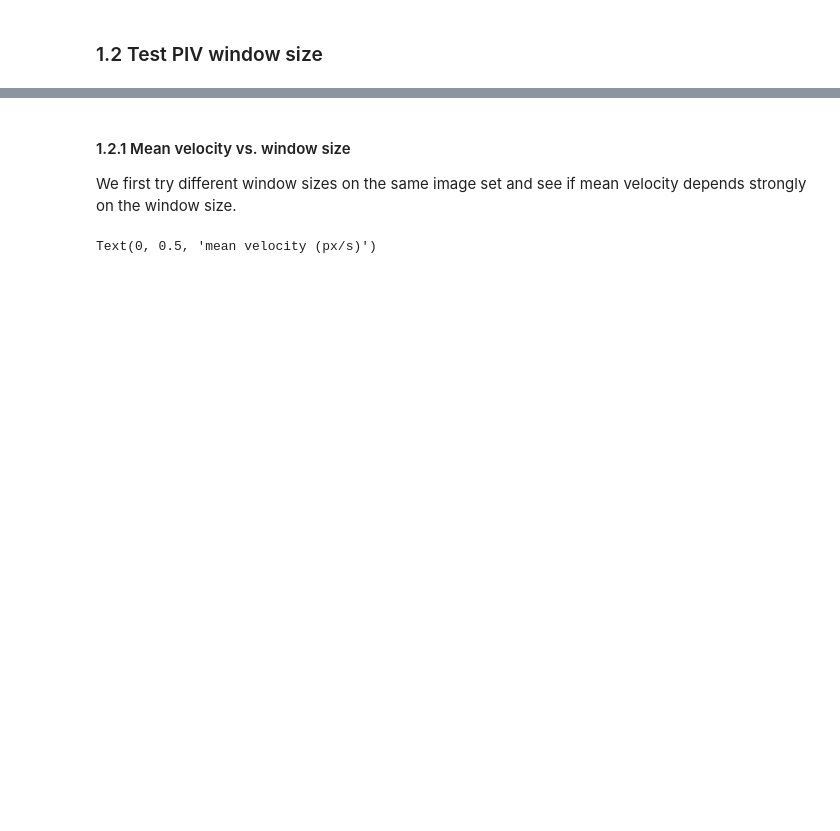
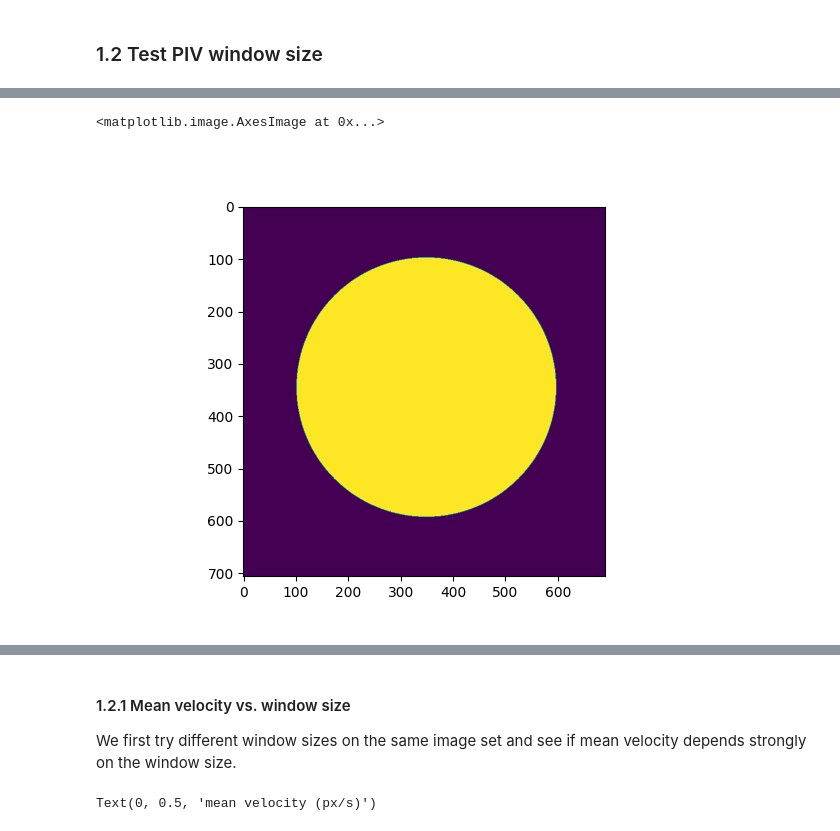
Before and after one commit to ZLoverty/DE, a Jupyter notebook: Code/PIV on DE images.ipynb, the cells around one changed output, grey strips where cells are left out. Drawn from its saved outputs; the diff is of its cells as text; code cells hidden in the pictures; blank space fills up the shorter version.

```diff
--- a/Code/PIV on DE images.ipynb
+++ b/Code/PIV on DE images.ipynb
@@ -90 +93,7 @@ for winsize in range(20, 80, 10):
     piv_winsize[winsize] = piv
+# %%
+plt.figure()
+plt.imshow(mask)
+# %% [output]
+<matplotlib.image.AxesImage at 0x...>
+[figure, added]
```
Also changed, not shown: parts of 8 cells of this notebook.
